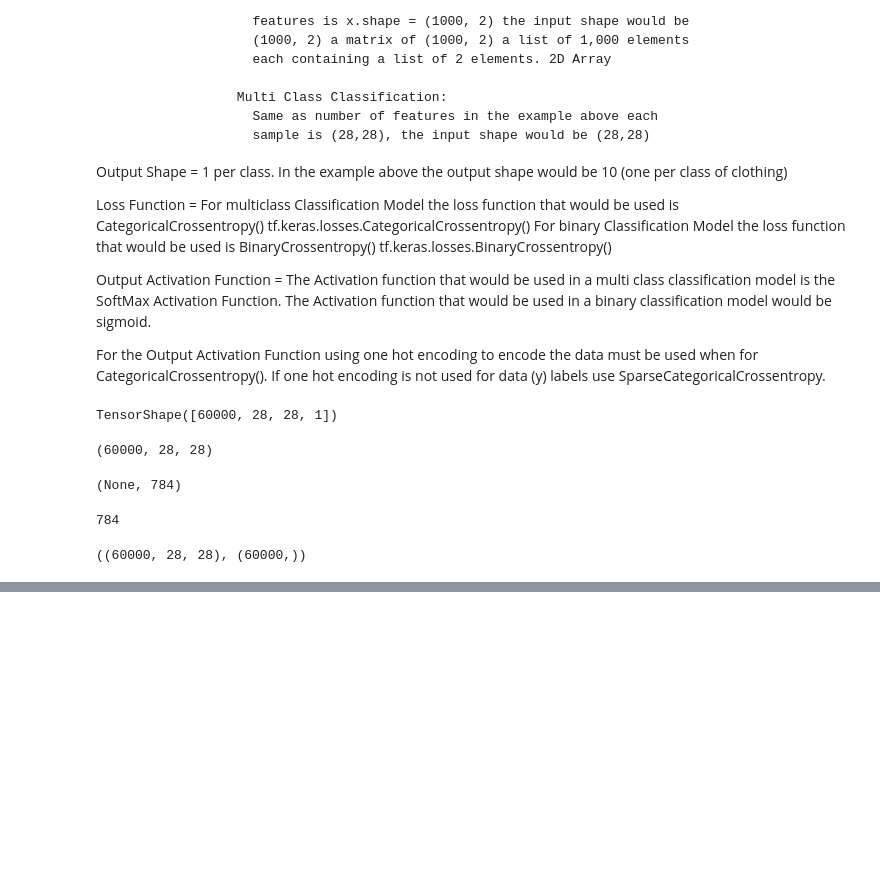
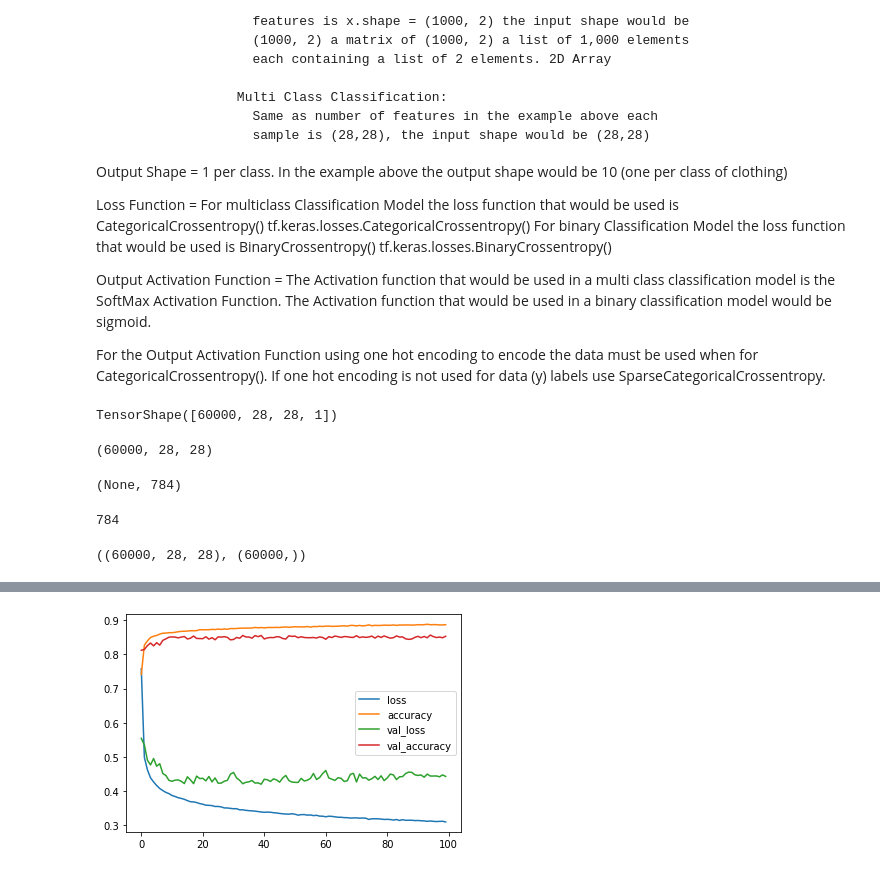
Before and after one commit to SecureGitWire/GoogleCollabeTensorflowDev, a Jupyter notebook: NeuralNetworkClassification.ipynb, the cells around one changed output, grey strips where cells are left out. Cells and saved outputs as stored; diff of their text form; code cells hidden in the pictures; blank space fills up the shorter version.

```diff
--- a/NeuralNetworkClassification.ipynb
+++ b/NeuralNetworkClassification.ipynb
@@ -1423,0 +1448,5 @@ multi_classification_y_pred.shape
+# %%
+# Data Normalization is a common good practive for optimal model performance
+# The training dataset can be normalized dividing by the maximumm
+train_data_normalized = train_data / 255.0
+test_data_normalized = test_data / 255.0
@@ -1423,0 +1457,25 @@ multi_classification_y_pred.shape
+# %%
+# Create Multi Class Classification Model
+# Set Random Seed
+tf.random.set_seed(42)
+
+# 1. Create Model
+multiClassification_model_2 = tf.keras.Sequential([
+    tf.keras.layers.Flatten(input_shape=(28,28)),
+    tf.keras.layers.Dense(10, activation="relu"),
+    tf.keras.layers.Dense(10, activation="relu"),
+    tf.keras.layers.Dense(10, activation="softmax")
+])
+
+# 2. Compile Model
+multiClassification_model_2.compile(
+    loss = tf.keras.losses.SparseCategoricalCrossentropy(),
+    optimizer = tf.keras.optimizers.Adam(learning_rate=0.001),
+    metrics=["accuracy"]
+)
+
+# When presented with the following error
+#   ValueError: Shapes (32,) and (32, 28, 10) are incompatible
+
+# 3. Fit Model
+history = multiClassification_model_2.fit(train_data_normalized, train_labels, epochs=100, validation_data=(test_data_normalized, test_labels))
@@ -1423,0 +1500,4 @@ multi_classification_y_pred.shape
+# %%
+pd.DataFrame(history.history).plot();
+# %% [output]
+[figure, added]
```
Also changed, not shown: parts of 9 cells of this notebook.
